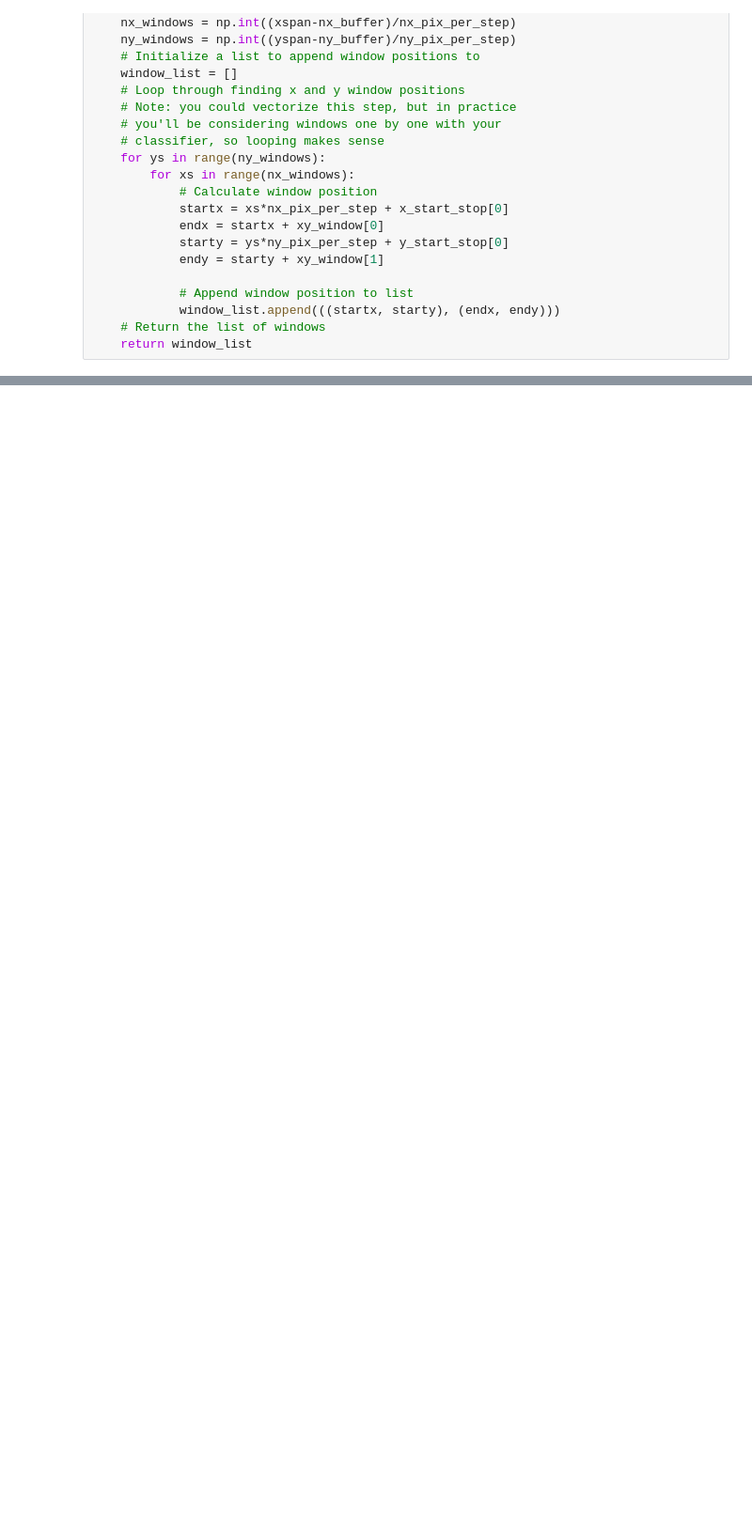
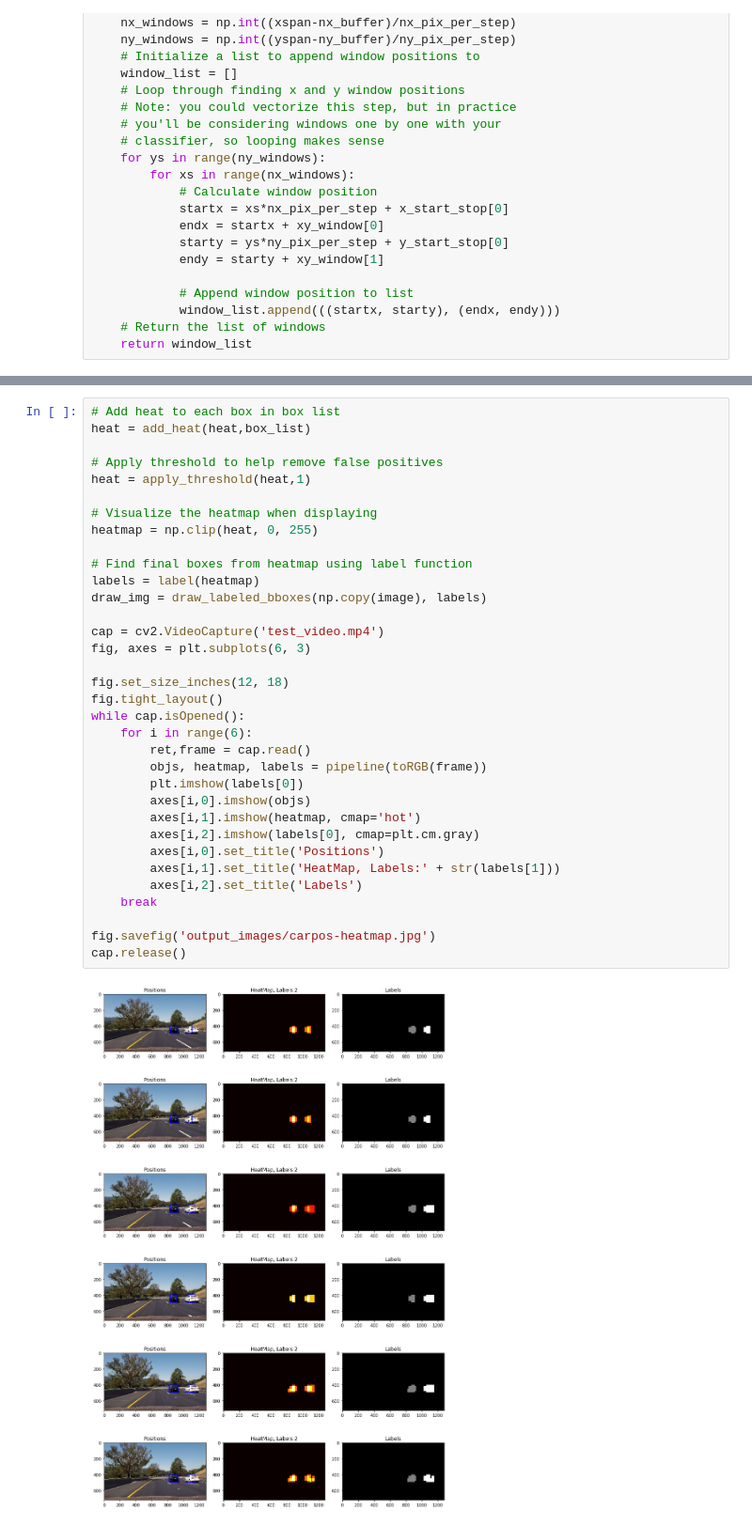
Before and after one commit to UmbrellaSampler/carnd-term1-5_vehicle_detection, a Jupyter notebook: vehicle_detection.ipynb, the cells around one changed output, grey strips where cells are left out. Shown at 94% size. Cells and saved outputs as stored; diff of their text form; blank space fills up the shorter version.

```diff
--- a/vehicle_detection.ipynb
+++ b/vehicle_detection.ipynb
@@ -646 +648,37 @@ def toRGB(image):
+# %%
+# Add heat to each box in box list
+heat = add_heat(heat,box_list)
+
+# Apply threshold to help remove false positives
+heat = apply_threshold(heat,1)
+
+# Visualize the heatmap when displaying
+heatmap = np.clip(heat, 0, 255)
+
+# Find final boxes from heatmap using label function
+labels = label(heatmap)
+draw_img = draw_labeled_bboxes(np.copy(image), labels)
+
+cap = cv2.VideoCapture('test_video.mp4')
+fig, axes = plt.subplots(6, 3)
+
+fig.set_size_inches(12, 18)
+fig.tight_layout()
+while cap.isOpened():
+    for i in range(6):
+        ret,frame = cap.read()
+        objs, heatmap, labels = pipeline(toRGB(frame))
+        plt.imshow(labels[0])
+        axes[i,0].imshow(objs)
+        axes[i,1].imshow(heatmap, cmap='hot')
+        axes[i,2].imshow(labels[0], cmap=plt.cm.gray)
+        axes[i,0].set_title('Positions')
+        axes[i,1].set_title('HeatMap, Labels:' + str(labels[1]))
+        axes[i,2].set_title('Labels')
+    break
+
+fig.savefig('output_images/carpos-heatmap.jpg')
+cap.release()
+# %% [output]
+[figure, added]
 # %%
```
Also changed, not shown: parts of 17 cells of this notebook, 27 other files.
